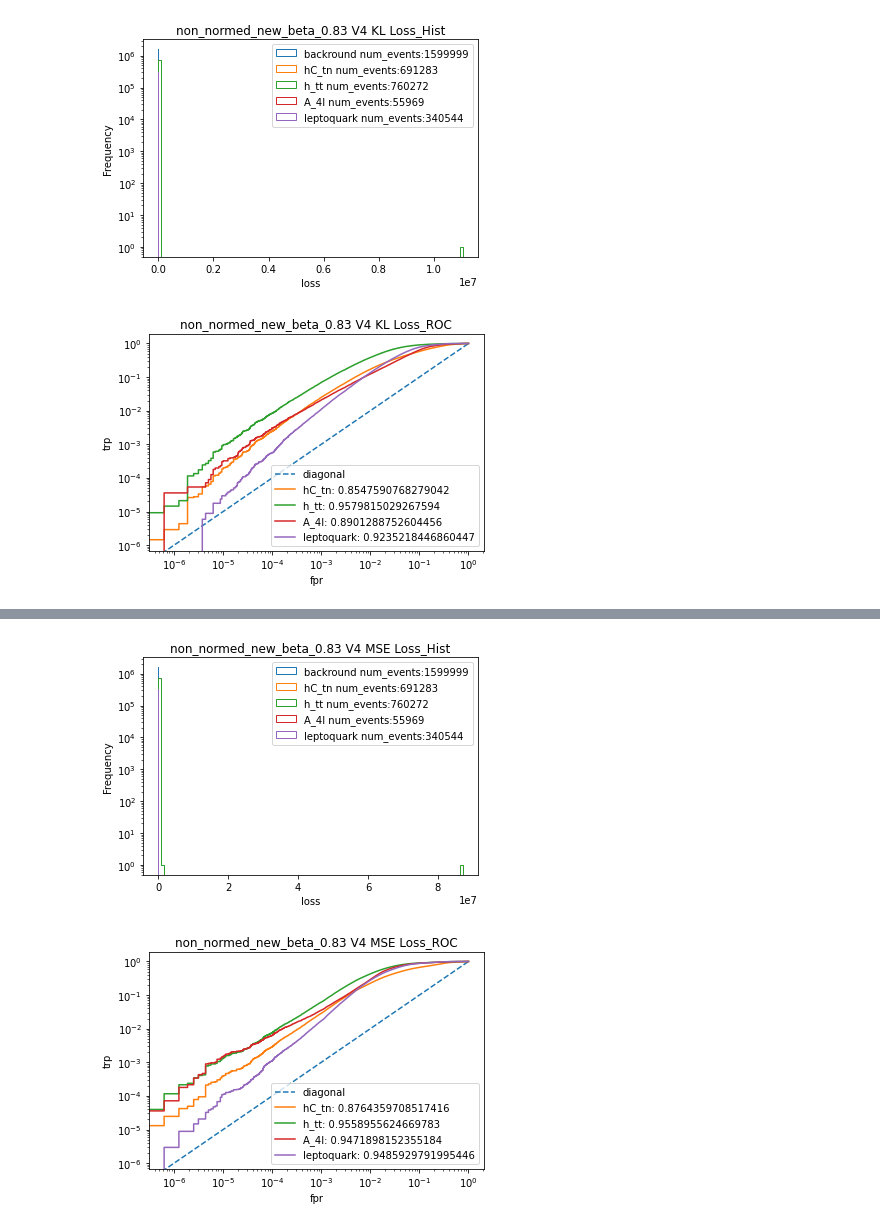
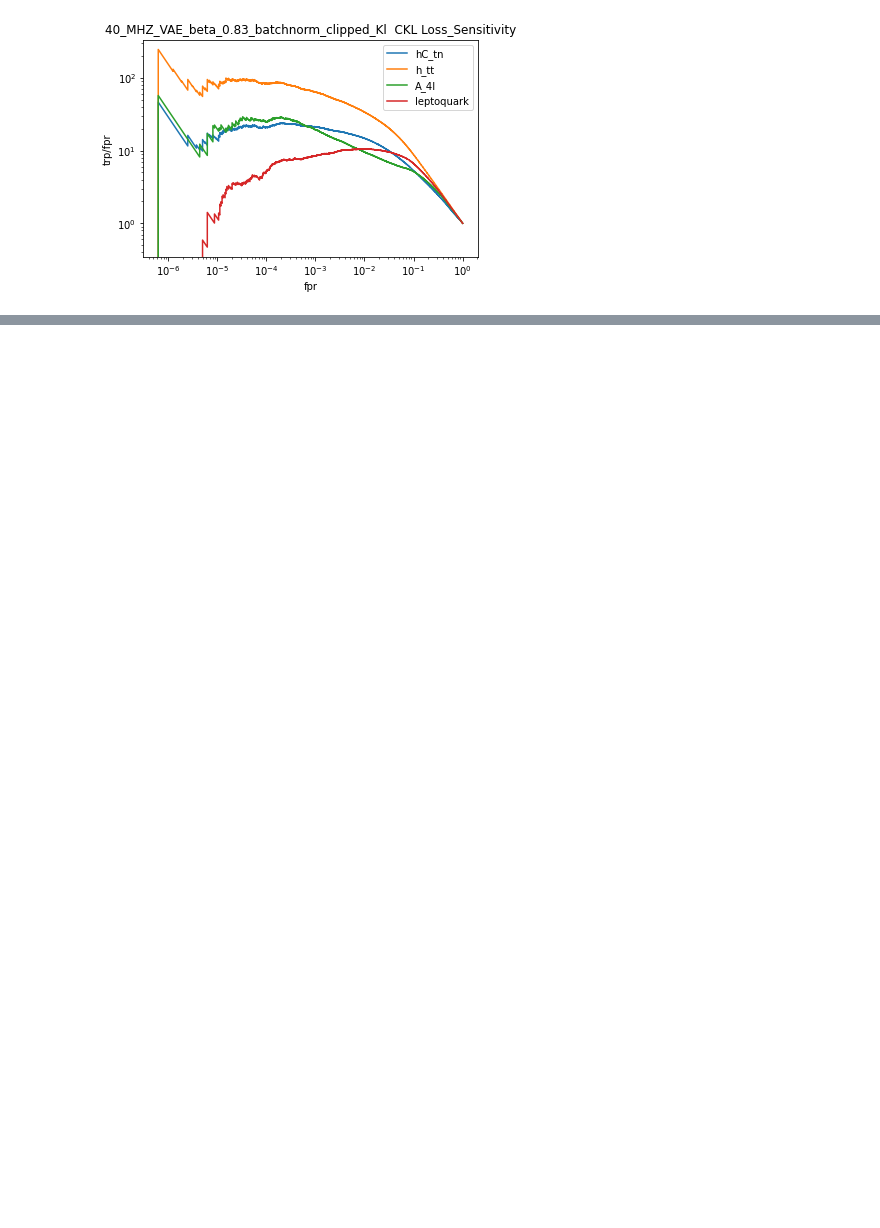
Before and after one commit to max-cohen54/AD_trigger_training, a Jupyter notebook: analysis_notebooks/Varying_VAE_notebooks_analyses-v4.ipynb, the cells around one changed output, grey strips where cells are left out. Drawn from its saved outputs; the diff is of its cells as text; code cells hidden in the pictures; blank space fills up the shorter version.

Commit message:
updating the repo with clipped kl model work

```diff
--- a/analysis_notebooks/Varying_VAE_notebooks_analyses-v4.ipynb
+++ b/analysis_notebooks/Varying_VAE_notebooks_analyses-v4.ipynb
@@ -405,12 +474,14 @@ class Model_Evaluator():
     self.signal_sensitivity=sensitivity
     print(self.signal_sensitivity)
 # %%
-Losses=['KL','MSE','CKL']
+Losses=['CKL']
 for string in Losses:
-    evaluation=Model_Evaluator('/eos/home-w/wsherman/AD_Work/ML_git_repo/AD_trigger_training/trained_models/Different_VAE_Models/non_normed_new_beta_0.83_v4/',Data_Test_Flat,signals,title='non_normed_new_beta_0.83 V4 {} Loss'.format(string), save=True,labels=sig_label)
+    evaluation=Model_Evaluator('/eos/home-w/wsherman/AD_Work/ML_git_repo/AD_trigger_training/trained_models/Good_models/40_MHZ_VAE_beta_0.83_batchnorm_clipped_Kl/',Data_Test_Flat,signals,title='40_MHZ_VAE_beta_0.83_batchnorm_clipped_Kl  {} Loss'.format(string), save=True,labels=sig_label)
     a=evaluation.calculate_loss(string)
-    evaluation.histogram(bins=100)
-    evaluation.ROC()
+    evaluation.Sensitivity()
+    evaluation.S_F(40*10**6,40)
+    #evaluation.histogram(bins=100)
+    #evaluation.ROC()
 # %% [output]
 50000/50000 [==============================] - 79s 2ms/step
 21603/21603 [==============================] - 34s 2ms/step
@@ -420,2 +491 @@ for string in Losses:
-[figure, old version]
+[figure, new version]
-[figure, removed]
@@ -439,2 +493,0 @@ WARNING:tensorflow:Value in checkpoint could not be found in the restored object
-[figure, removed]
-[figure, removed]
```
Also changed, not shown: parts of 4 cells of this notebook, 35 other files.
